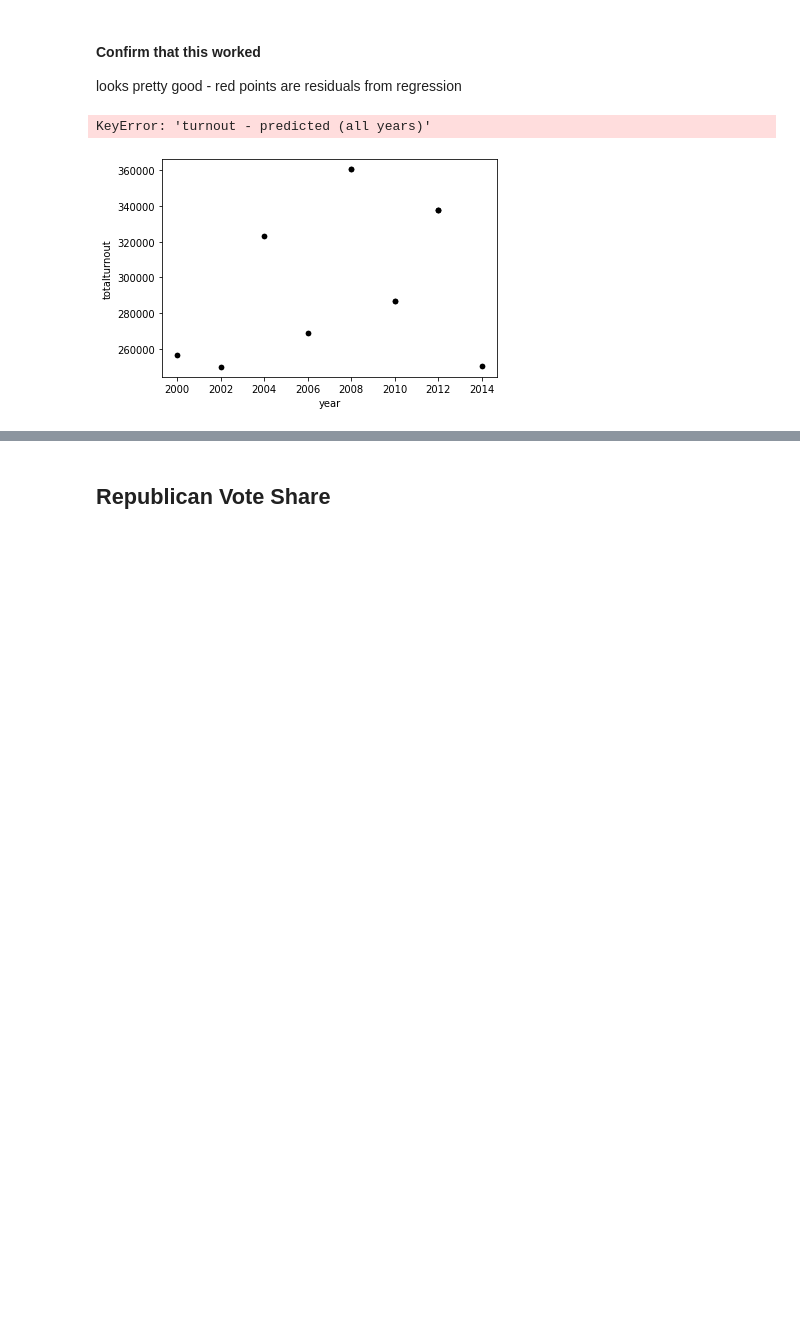
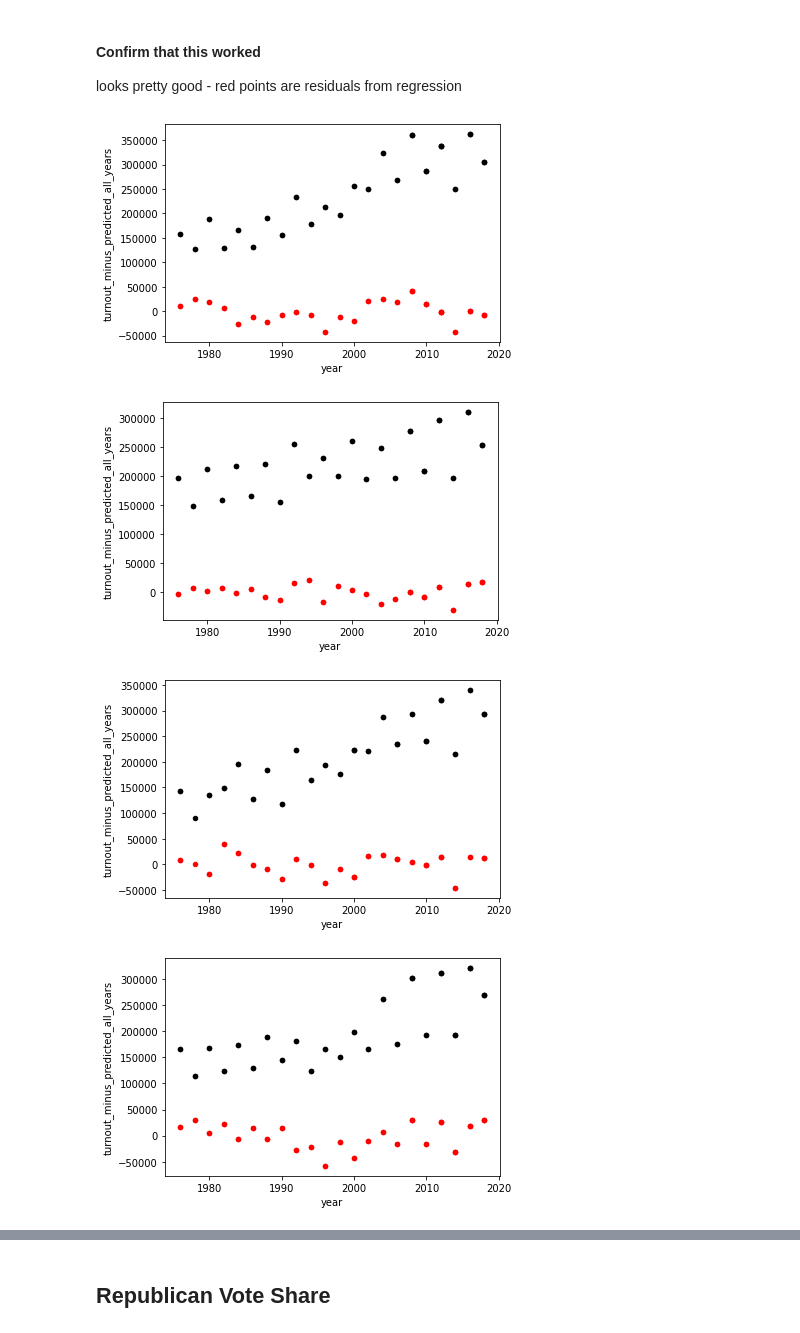
Before and after one commit to m-gaster/Droughts-and-US-Voting, a Jupyter notebook: Impact of Drought on US Voting.ipynb, the cells around one changed output, grey strips where cells are left out. Drawn from its saved outputs; the diff is of its cells as text; code cells hidden in the pictures; blank space fills up the shorter version.

```diff
--- a/Impact of Drought on US Voting.ipynb
+++ b/Impact of Drought on US Voting.ipynb
@@ -95,0 +117,3 @@ del farm_census_2012, farm_census_2017
+# %%
+#create farm_size var (gdp per farm)
+farm_census['farm_size'] = farm_census['value'] / farm_census['farms']
@@ -96,3 +122,5 @@ del farm_census_2012, farm_census_2017
+# %%
+farm_census = farm_census.rename(columns={'value': 'agricultural_gdp', 'farms':'num_farms'})
 # %% [markdown]
 ### Some Text Cleaning
 
@@ -107,4 +138,4 @@ farm_census['state'] = farm_census['state'].str.replace('/', '')
 # %%
 # narrow down districts we can focus the analysis on
-usable_districts = {state.upper():set() for state in farm_census['state']}
+agricultural_districts = {state.upper():set() for state in farm_census['state']}
 # %%
@@ -157,24 +203,34 @@ Where do I load "usable_districts"? How does this even run...?
 # %%
 # DENOTE WHETHER OR NOT IS A BIG AGRICULTURAL DISTRICT (that we have economic/agricultural data for)
 
-# this loop just appends 0 or 1 to the vector "usable_obs" if we have economic/agricultural data for that district
-usable_obs = []
+# this loop just appends 0 or 1 to the vector "agricultural_obs" if we have economic/agricultural data for that district
+agricultural_obs = []
+agricultural_gdp = []
+num_farms = []
+farm_size = []
 
 for i, row in elec_df.iterrows():
-    if row['state'] in usable_districts and row['district'] in usable_districts[row['state']]:
-        usable_obs.append(1)
+    if row['state'] in agricultural_districts and row['district'] in agricultural_districts[row['state']]:
+        agricultural_obs.append(1)
+        agricultural_gdp.append(farm_census[ (farm_census['state']==row['state']) & (farm_census['district']==row['district']) ]['agricultural_gdp'].tolist()[0])
+        num_farms.append(farm_census[ (farm_census['state']==row['state']) & (farm_census['district']==row['district']) ]['num_farms'].tolist()[0])
+        farm_size.append(farm_census[ (farm_census['state']==row['state']) & (farm_census['district']==row['district']) ]['farm_size'].tolist()[0])
     else:
-        usable_obs.append(0)
+        agricultural_obs.append(0)
+        agricultural_gdp.append(0)
+        num_farms.append(0)
+        farm_size.append(0)
 
 # here we bring this vector into the df
-elec_df['usable'] = usable_obs
+elec_df['agricultural'] = agricultural_obs
+elec_df['agricultural_gdp'] = agricultural_gdp
+elec_df['num_farms'] = num_farms
+elec_df['farm_size'] = farm_size
 
-del usable_obs
-
-
-# COULD drop all observations that don't correspond to "usable" districts. but probably best to keep them in the df for now
-# This would leave us with 2974 election observations, before narrowing it down to winners
-# elec_df = elec_df[elec_df['usable']==1]
+del agricultural_obs
+del agricultural_gdp
+del num_farms
+del farm_size
 # %% [markdown]
 ### Who won, and by how much? Incumbent? Year on year change? Party voteshares?
 # %%
@@ -742,12 +732,14 @@ looks pretty good - red points are residuals from regression
 # %%
 for district in set(elec_df[(elec_df['state']=='MARYLAND')]['district']):
 
     plotting_subset = elec_df[(elec_df['state']=='MARYLAND') & (elec_df['district'] == district)]
 
     ax1 = plotting_subset.plot.scatter(x='year', y='totalturnout', color='black')
-    ax2 = plotting_subset.plot.scatter(x='year', y='turnout - predicted (all years)', color='red', ax=ax1)
+    ax2 = plotting_subset.plot.scatter(x='year', y='turnout_minus_predicted_all_years', color='red', ax=ax1)
 #     ax1.suptitle(f'actual vs. predicted turnout; residuals from MD district {district}')
     ax1.plot()
 # %% [output]
-KeyError: 'turnout - predicted (all years)'
-[figure, old version]
+[figure, new version]
+[figure, added]
+[figure, added]
+[figure, added]
```
Also changed, not shown: parts of 68 cells of this notebook.
